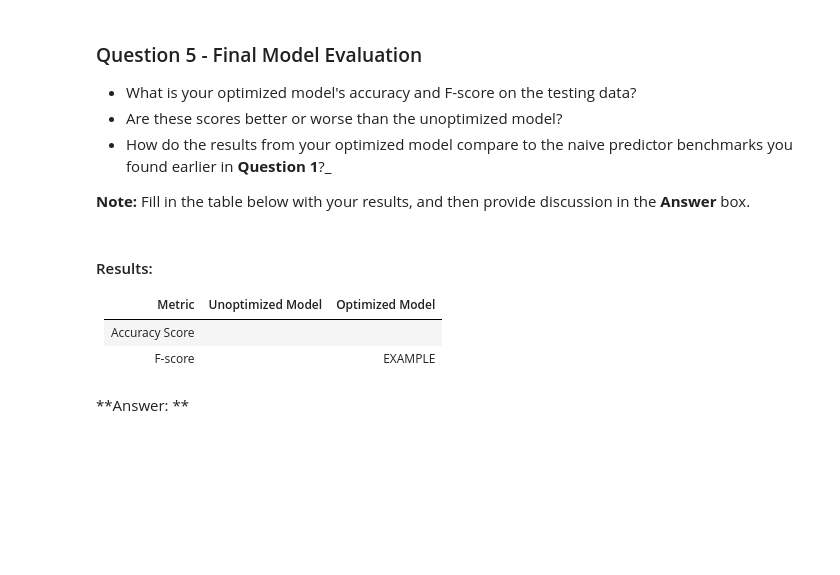
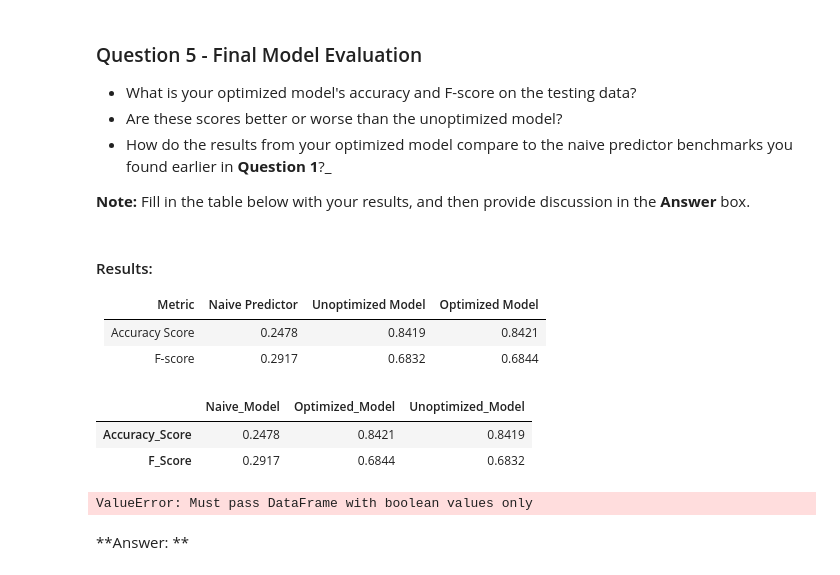
Before and after one commit to hsherwoodcoombs/Machine-Learning, a Jupyter notebook: projects/finding_donors/finding_donors.ipynb, the cells around one changed output. Saved outputs shown, nothing was run; the diff lists cells and outputs as text; code cells hidden in the pictures; blank space fills up the shorter version.

```diff
--- a/projects/finding_donors/finding_donors.ipynb
+++ b/projects/finding_donors/finding_donors.ipynb
@@ -819,10 +869,24 @@ AttributeError: 'NoneType' object has no attribute 'best_estimator_'
 # %% [markdown]
 #### Results:
 
-|     Metric     | Unoptimized Model | Optimized Model |
-| :------------: | :---------------: | :-------------: |
-| Accuracy Score |                   |                 |
-| F-score        |                   |   EXAMPLE       |
+|     Metric     | Naive Predictor   | Unoptimized Model | Optimized Model |
+| :------------: | :---------------: | :-------------:   | :-------------:
+| Accuracy Score |  0.2478           |   0.8419          |  0.8421
+| F-score        |  0.2917           |   0.6832          |  0.6844
+# %%
+import seaborn as sns
+d = {'Naive_Model': [0.2478, 0.2917], 'Unoptimized_Model': [0.8419, 0.6832],
+            'Optimized_Model': [0.8421, 0.6844]}
+df = pd.DataFrame(d, index=['Accuracy_Score', 'F_Score'])
+df.set_index
+display(df)
+
+df.plot(df, y="F_Score")
+# %% [output]
+|  | Naive_Model | Optimized_Model | Unoptimized_Model |
+| Accuracy_Score | 0.2478 | 0.8421 | 0.8419 |
+| F_Score | 0.2917 | 0.6844 | 0.6832 |
+ValueError: Must pass DataFrame with boolean values only
 # %% [markdown]
 **Answer: **
 # %% [markdown]
```
Also changed, not shown: parts of 18 cells of this notebook.
